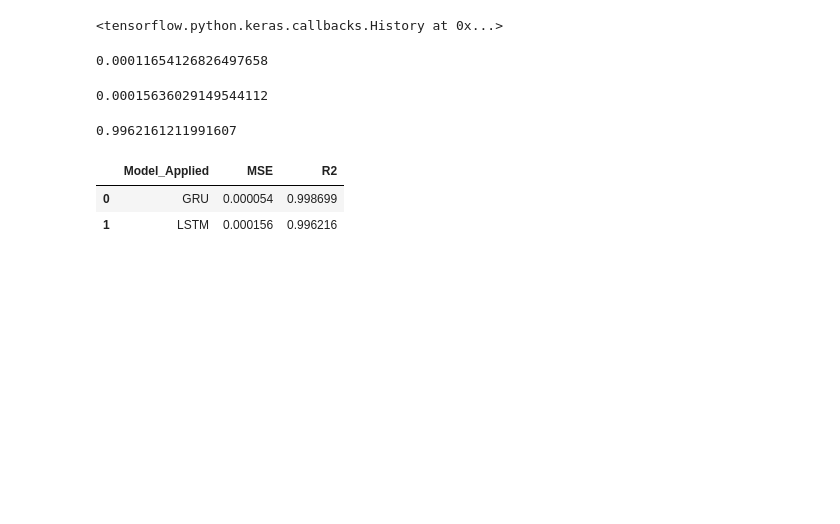
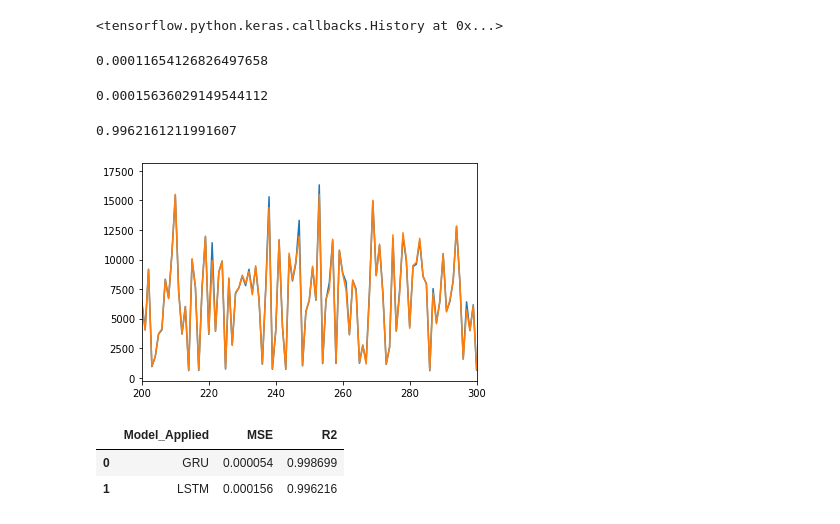
Before and after one commit to SuryanshNaugraiya/Bitcoin_Prediction_System, a Jupyter notebook: DL_Models_Comparison.ipynb, the cells around one changed output. Drawn from its saved outputs; the diff is of its cells as text; code cells hidden in the pictures; blank space fills up the shorter version.

```diff
--- a/DL_Models_Comparison.ipynb
+++ b/DL_Models_Comparison.ipynb
@@ -253,6 +277,14 @@ r2 = r2_score(y_test,test_predict)
 r2
 # %% [output]
 0.9962161211991607
+# %%
+# plot
+plt.plot(scaler.inverse_transform(y_test))
+plt.plot(scaler.inverse_transform(test_predict))
+plt.xlim(200,300)
+plt.show()
+# %% [output]
+[figure, added]
 # %%
 df_model=pd.DataFrame({'Model_Applied':['GRU','LSTM'],'MSE':[mse1,mse2],'R2':[r1,r2]})
 df_model
```
Also changed, not shown: parts of 4 cells of this notebook.
